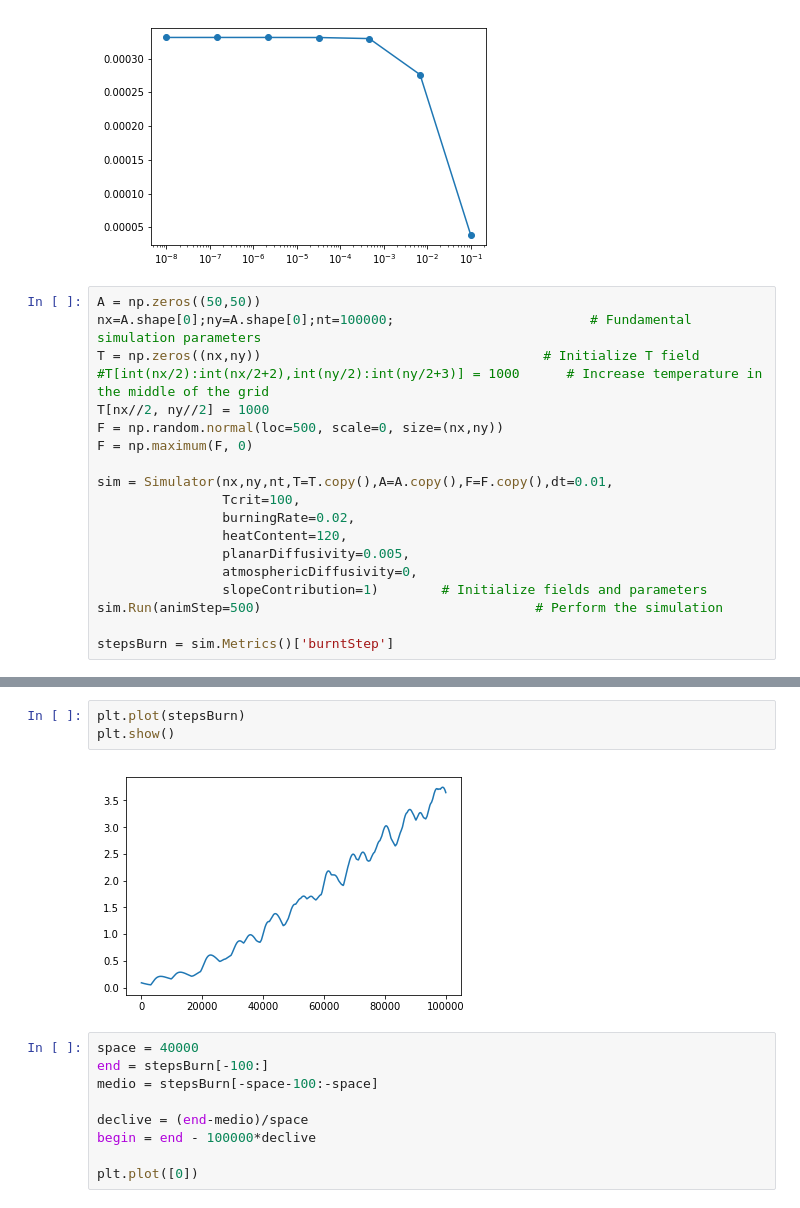
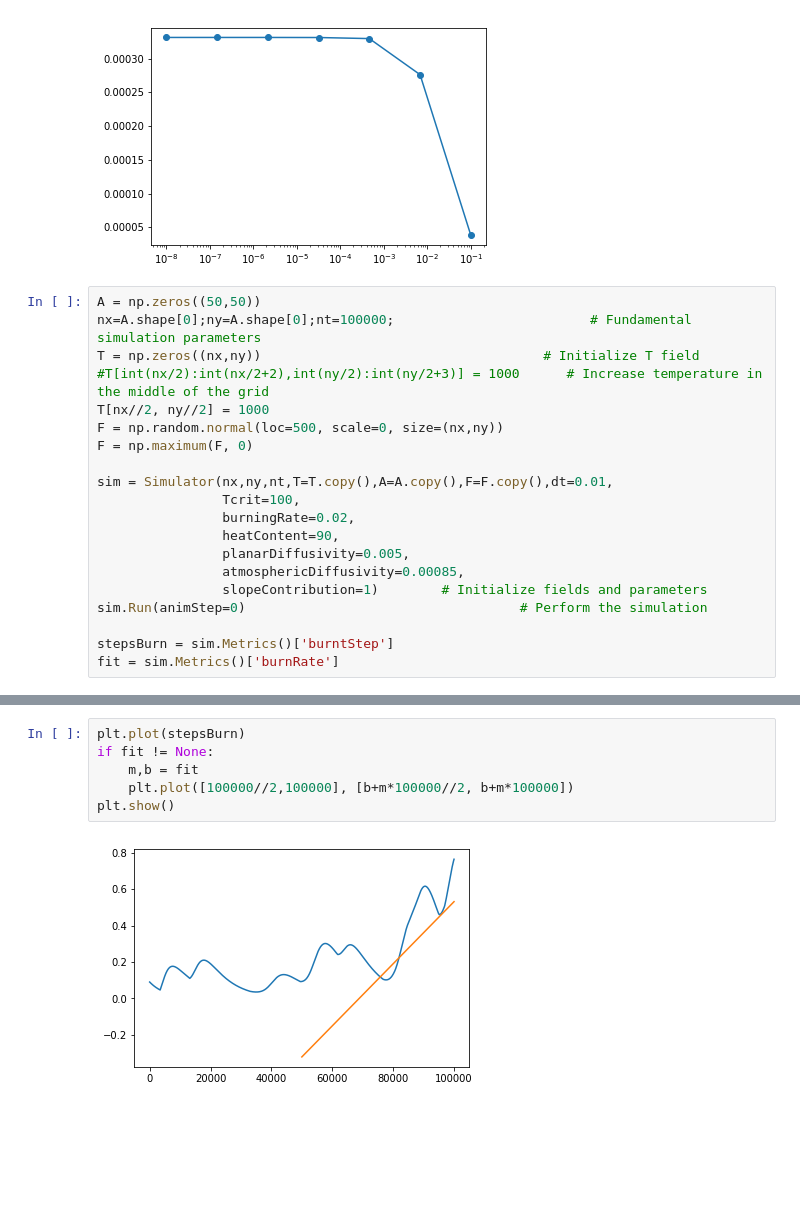
Before and after one commit to PedroLFerreira/Wildpyre, a Jupyter notebook: Untitled.ipynb, the cells around one changed output, grey strips where cells are left out. Saved outputs shown, nothing was run; the diff lists cells and outputs as text; blank space fills up the shorter version.

```diff
--- a/Untitled.ipynb
+++ b/Untitled.ipynb
@@ -149,11 +149,12 @@ F = np.maximum(F, 0)
 sim = Simulator(nx,ny,nt,T=T.copy(),A=A.copy(),F=F.copy(),dt=0.01,
                 Tcrit=100,
                 burningRate=0.02,
-                heatContent=120,
+                heatContent=90,
                 planarDiffusivity=0.005,
-                atmosphericDiffusivity=0,
+                atmosphericDiffusivity=0.00085,
                 slopeContribution=1)        # Initialize fields and parameters
-sim.Run(animStep=500)                                   # Perform the simulation
+sim.Run(animStep=0)                                   # Perform the simulation
 
 stepsBurn = sim.Metrics()['burntStep']
+fit = sim.Metrics()['burnRate']
 # %% [output]
@@ -161,14 +162,8 @@ Simulation took 46.60395574569702 seconds.
-# %%
-plt.plot(stepsBurn)
-plt.show()
-# %% [output]
-[figure, removed]
-# %%
-space = 40000
-end = stepsBurn[-100:]
-medio = stepsBurn[-space-100:-space]
-
-declive = (end-medio)/space
-begin = end - 100000*declive
-
-plt.plot([0])
+# %%
+plt.plot(stepsBurn)
+if fit != None:
+    m,b = fit
+    plt.plot([100000//2,100000], [b+m*100000//2, b+m*100000])
+plt.show()
+# %% [output]
+[figure, added]
```
Also changed, not shown: parts of 1 cell of this notebook, 8 other files.
